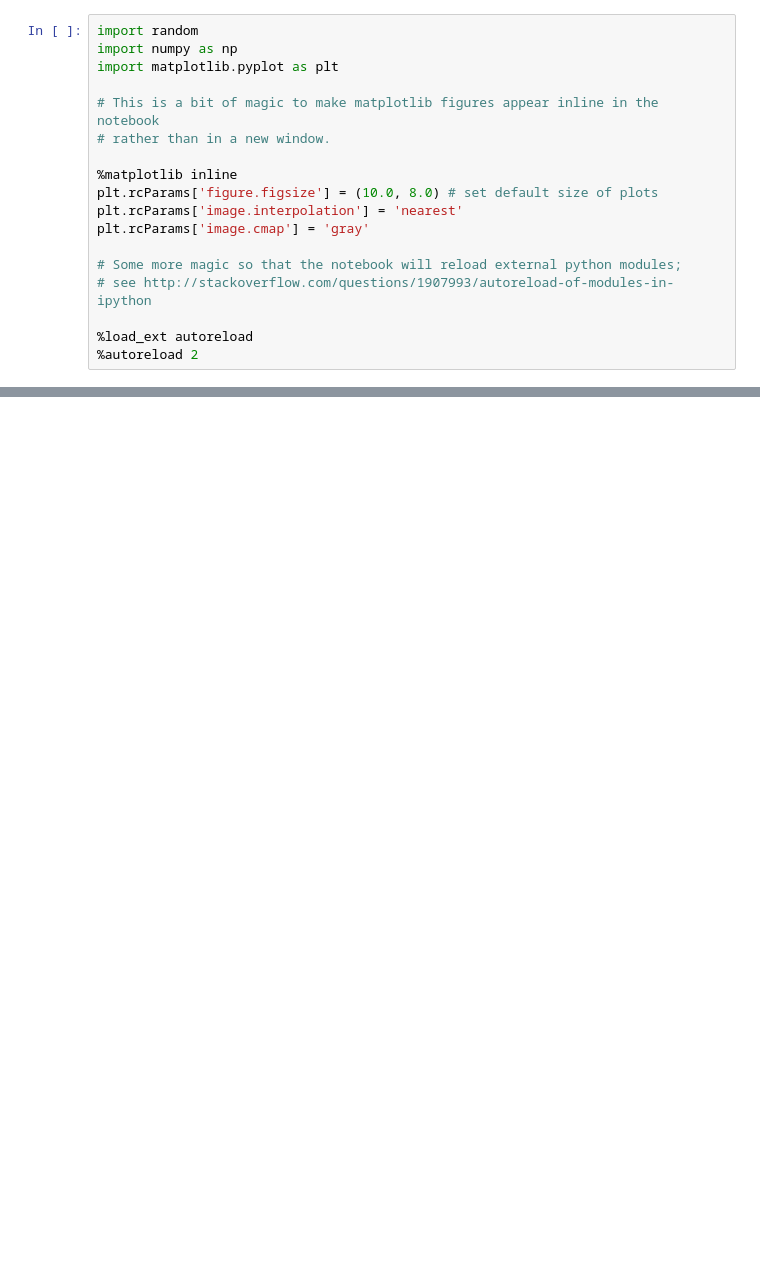
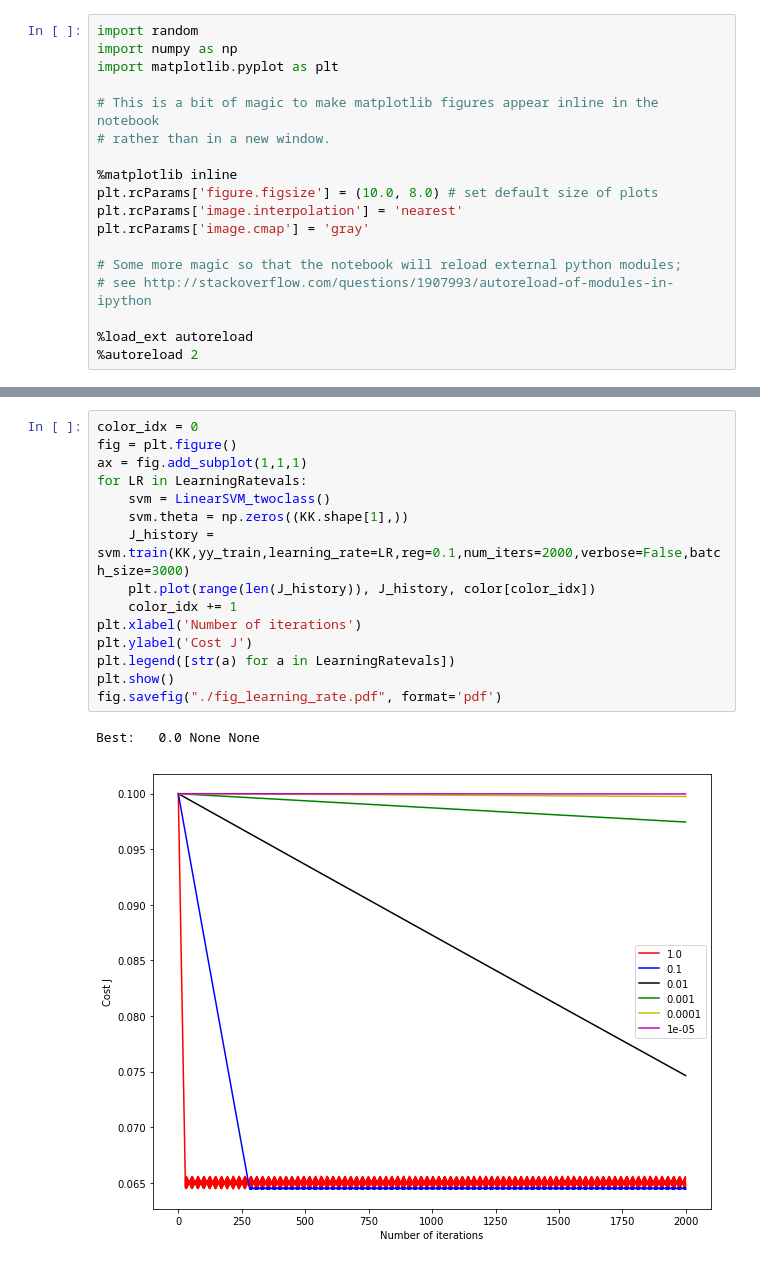
Before and after one commit to xystevensun/comp540, a Jupyter notebook: homework/hw4/svm_spam.ipynb, the cells around one changed output, grey strips where cells are left out. Drawn from its saved outputs; the diff is of its cells as text; blank space fills up the shorter version.

```diff
--- a/homework/hw4/svm_spam.ipynb
+++ b/homework/hw4/svm_spam.ipynb
@@ -18,0 +110,18 @@ plt.rcParams['image.cmap'] = 'gray'
+# %%
+color_idx = 0
+fig = plt.figure()
+ax = fig.add_subplot(1,1,1)
+for LR in LearningRatevals:
+    svm = LinearSVM_twoclass()
+    svm.theta = np.zeros((KK.shape[1],))
+    J_history = svm.train(KK,yy_train,learning_rate=LR,reg=0.1,num_iters=2000,verbose=False,batch_size=3000)
+    plt.plot(range(len(J_history)), J_history, color[color_idx])
+    color_idx += 1
+plt.xlabel('Number of iterations')
+plt.ylabel('Cost J')
+plt.legend([str(a) for a in LearningRatevals])
+plt.show()
+fig.savefig("./fig_learning_rate.pdf", format='pdf')
+# %% [output]
+Best:   0.0 None None
+[figure, added]
```
Also changed, not shown: parts of 5 cells of this notebook, 2 other files.
